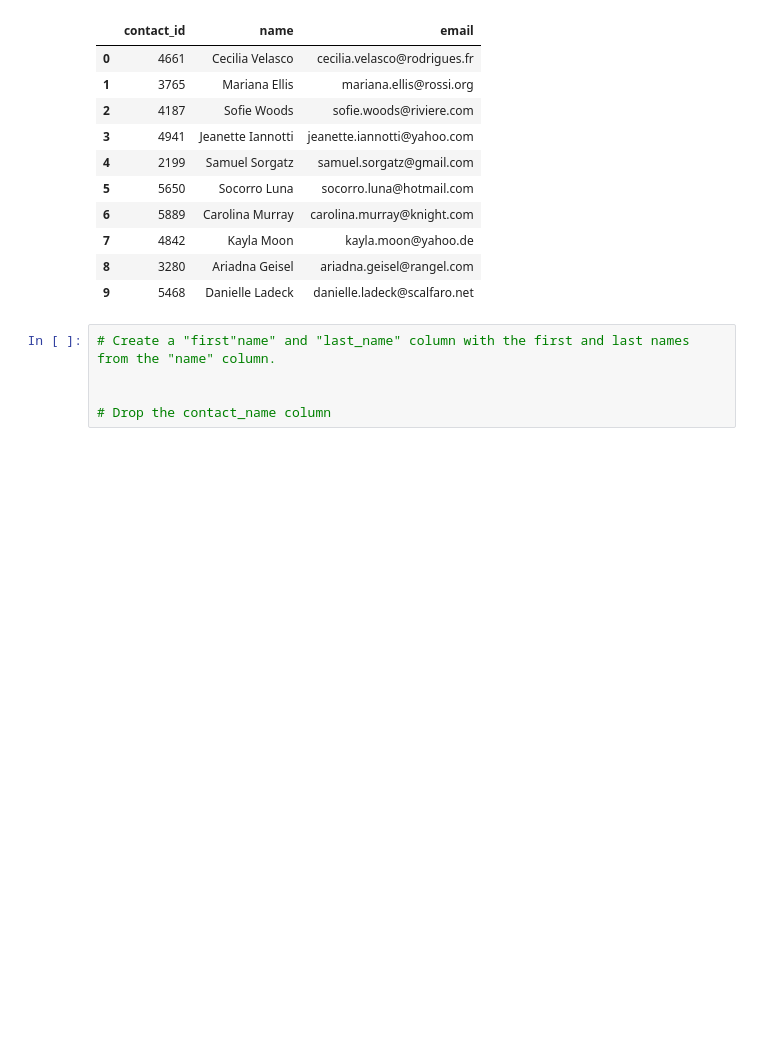
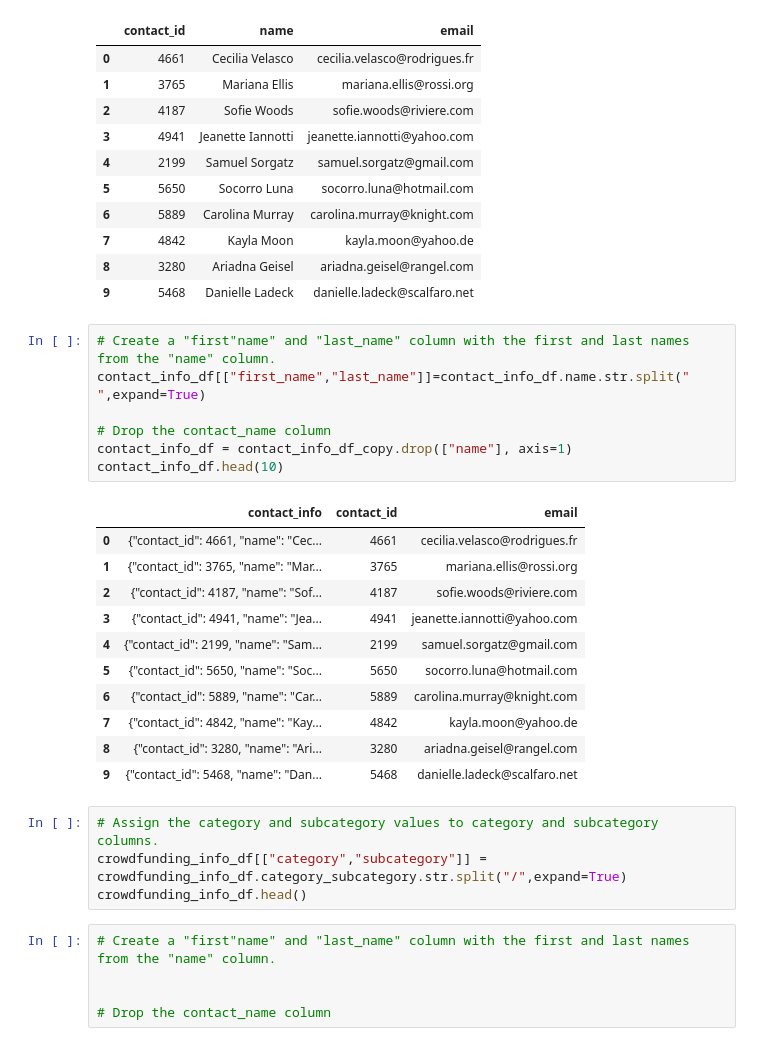
Before and after one commit to joelpangilinan/Crowdfunding_ETL, a Jupyter notebook: ETL_Mini_Project_JPangilinan.ipynb, the cells around one changed output. Saved outputs shown, nothing was run; the diff lists cells and outputs as text; blank space fills up the shorter version.

```diff
--- a/ETL_Mini_Project_JPangilinan.ipynb
+++ b/ETL_Mini_Project_JPangilinan.ipynb
@@ -636,6 +636,29 @@ contact_info_df.head(10)
 | 7 | 4842 | Kayla Moon | kayla.moon@yahoo.de |
 | 8 | 3280 | Ariadna Geisel | ariadna.geisel@rangel.com |
 | 9 | 5468 | Danielle Ladeck | danielle.ladeck@scalfaro.net |
+# %%
+# Create a "first"name" and "last_name" column with the first and last names from the "name" column.
+contact_info_df[["first_name","last_name"]]=contact_info_df.name.str.split(" ",expand=True)
+
+# Drop the contact_name column
+contact_info_df = contact_info_df_copy.drop(["name"], axis=1)
+contact_info_df.head(10)
+# %% [output]
+|  | contact_info | contact_id | email |
+| 0 | {"contact_id": 4661, "name": "Cec... | 4661 | cecilia.velasco@rodrigues.fr |
+| 1 | {"contact_id": 3765, "name": "Mar... | 3765 | mariana.ellis@rossi.org |
+| 2 | {"contact_id": 4187, "name": "Sof... | 4187 | sofie.woods@riviere.com |
+| 3 | {"contact_id": 4941, "name": "Jea... | 4941 | jeanette.iannotti@yahoo.com |
+| 4 | {"contact_id": 2199, "name": "Sam... | 2199 | samuel.sorgatz@gmail.com |
+| 5 | {"contact_id": 5650, "name": "Soc... | 5650 | socorro.luna@hotmail.com |
+| 6 | {"contact_id": 5889, "name": "Car... | 5889 | carolina.murray@knight.com |
+| 7 | {"contact_id": 4842, "name": "Kay... | 4842 | kayla.moon@yahoo.de |
+| 8 | {"contact_id": 3280, "name": "Ari... | 3280 | ariadna.geisel@rangel.com |
+| 9 | {"contact_id": 5468, "name": "Dan... | 5468 | danielle.ladeck@scalfaro.net |
+# %%
+# Assign the category and subcategory values to category and subcategory columns.
+crowdfunding_info_df[["category","subcategory"]] = crowdfunding_info_df.category_subcategory.str.split("/",expand=True)
+crowdfunding_info_df.head()
 # %%
 # Create a "first"name" and "last_name" column with the first and last names from the "name" column.
 
```
